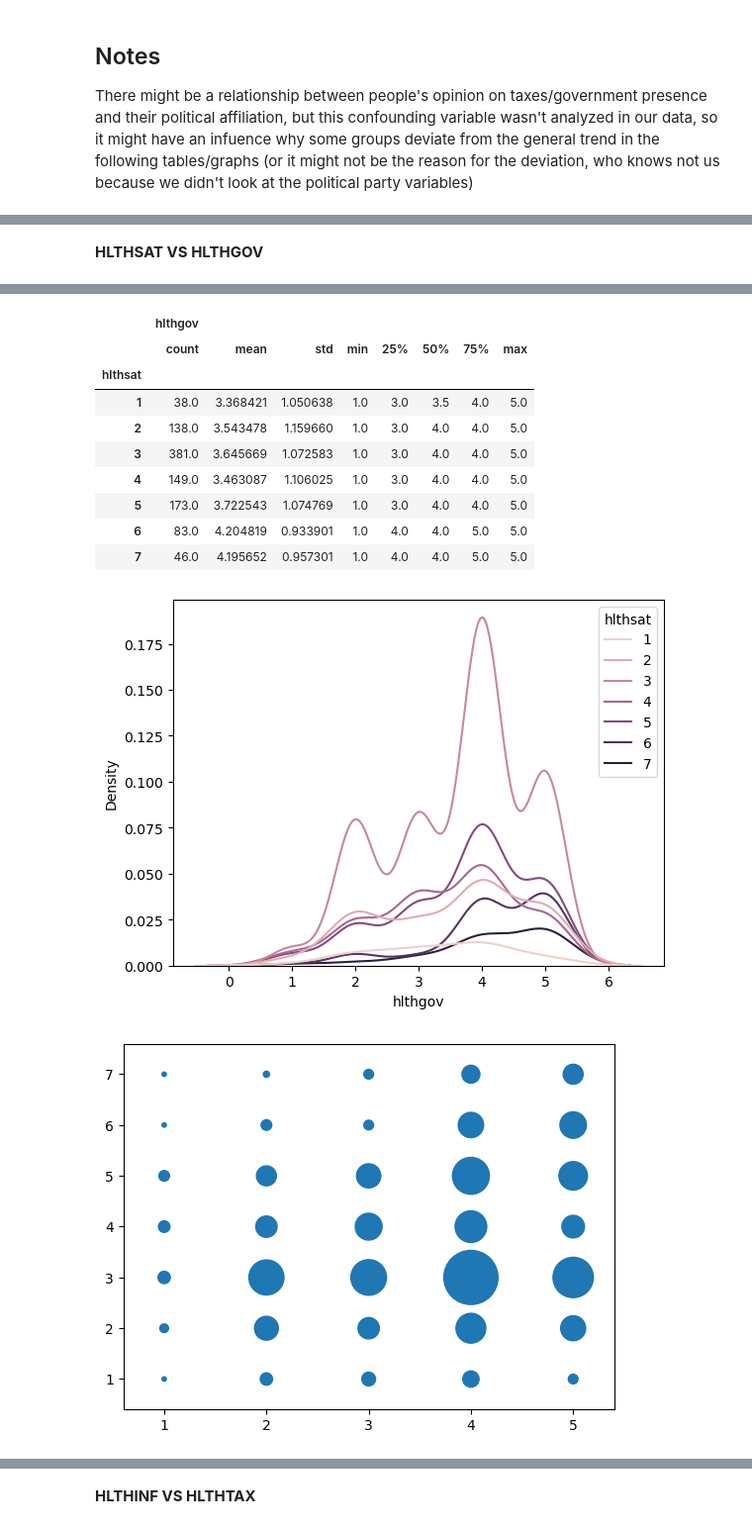
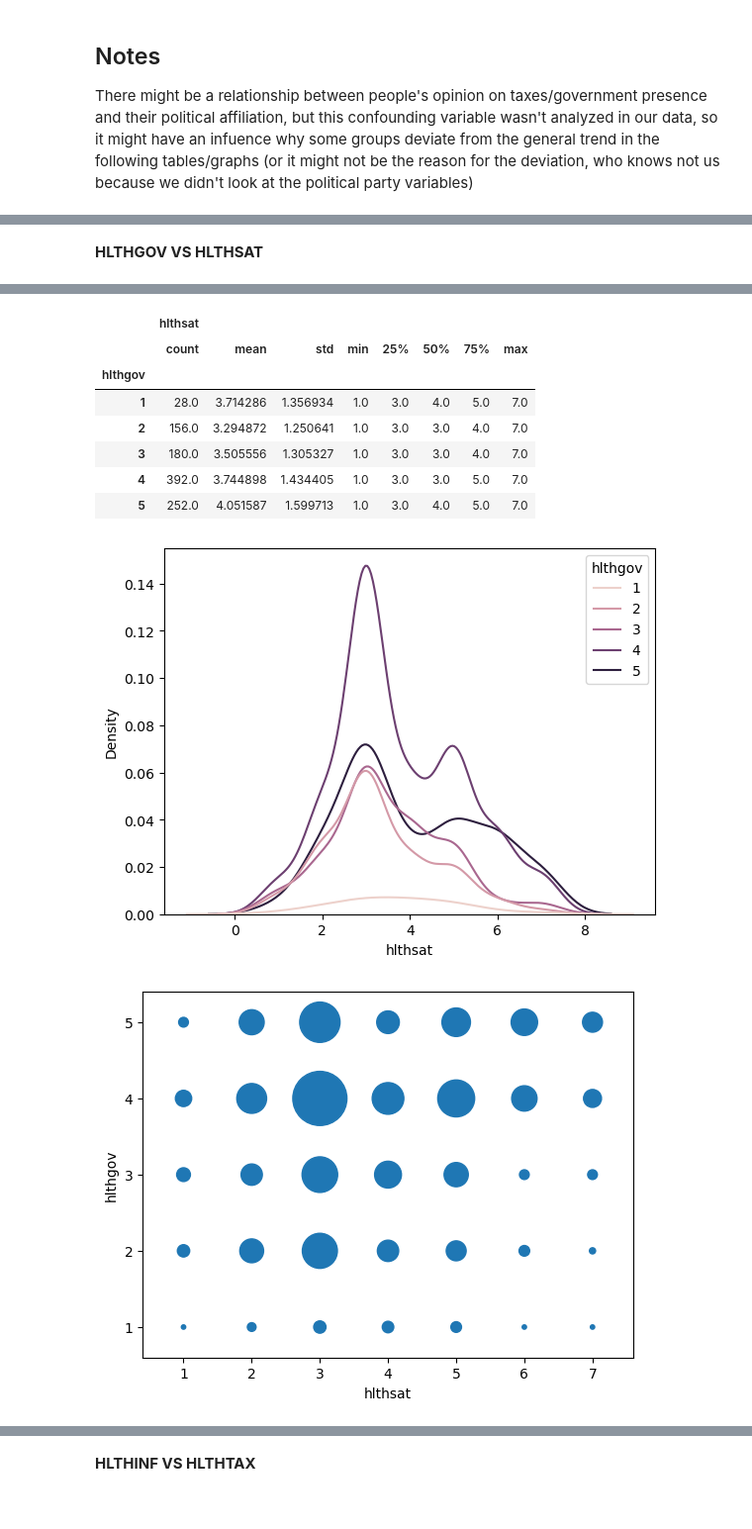
Before and after one commit to ryandinnh/project_gss, a Jupyter notebook: outline of gss project.ipynb, the cells around one changed output, grey strips where cells are left out. Shown: that part at 99% size. Drawn from its saved outputs; the diff is of its cells as text; code cells hidden in the pictures.

```diff
--- a/outline of gss project.ipynb
+++ b/outline of gss project.ipynb
@@ -364,17 +368,19 @@ association: 0.11788940513763344
 # %% [markdown]
-**HLTHSAT VS HLTHGOV**
+**HLTHGOV VS HLTHSAT**
 # %%
-ctab = pd.crosstab(total_df['hlthsat'], total_df['hlthgov'])
+ctab = pd.crosstab(total_df['hlthgov'], total_df['hlthsat'])
 display(ctab)
-display(pd.crosstab(total_df['hlthsat'], total_df['hlthgov'], normalize='all'))
+display(pd.crosstab(total_df['hlthgov'], total_df['hlthsat'], normalize='all'))
 print(f"association: {ss.contingency.association(ctab)}")
-display(total_df.loc[:,['hlthsat', 'hlthgov']].groupby('hlthsat').describe())
-sns.kdeplot(data=total_df, x='hlthgov', hue='hlthsat')
+display(total_df.loc[:,['hlthgov', 'hlthsat']].groupby('hlthgov').describe())
+sns.kdeplot(data=total_df, x='hlthsat', hue='hlthgov')
 plt.show()
 ctab = ctab.unstack().reset_index()
 ctab.columns = list('XYS')
 ctab['S'] = ctab['S'] * 10
 plt.scatter(x='X', y='Y', s='S', data=ctab)
+plt.xlabel("hlthsat")
+plt.ylabel("hlthgov")
 plt.margins(0.1)
 plt.show()
 # more satisfied agree with less gov provision, less satisfied agree with more gov provision, outlier to this pattern is those completely neutral and those completely dissatisfied
@@ -403,13 +405,11 @@ association: 0.1219574548027179
-|  | hlthgov |  |  |  |  |  |  |  |
+|  | hlthsat |  |  |  |  |  |  |  |
 |  | count | mean | std | min | 25% | 50% | 75% | max |
-| hlthsat |  |  |  |  |  |  |  |  |
-| 1 | 38.0 | 3.368421 | 1.050638 | 1.0 | 3.0 | 3.5 | 4.0 | 5.0 |
-| 2 | 138.0 | 3.543478 | 1.159660 | 1.0 | 3.0 | 4.0 | 4.0 | 5.0 |
-| 3 | 381.0 | 3.645669 | 1.072583 | 1.0 | 3.0 | 4.0 | 4.0 | 5.0 |
-| 4 | 149.0 | 3.463087 | 1.106025 | 1.0 | 3.0 | 4.0 | 4.0 | 5.0 |
-| 5 | 173.0 | 3.722543 | 1.074769 | 1.0 | 3.0 | 4.0 | 4.0 | 5.0 |
-| 6 | 83.0 | 4.204819 | 0.933901 | 1.0 | 4.0 | 4.0 | 5.0 | 5.0 |
-| 7 | 46.0 | 4.195652 | 0.957301 | 1.0 | 4.0 | 4.0 | 5.0 | 5.0 |
+| hlthgov |  |  |  |  |  |  |  |  |
+| 1 | 28.0 | 3.714286 | 1.356934 | 1.0 | 3.0 | 4.0 | 5.0 | 7.0 |
+| 2 | 156.0 | 3.294872 | 1.250641 | 1.0 | 3.0 | 3.0 | 4.0 | 7.0 |
+| 3 | 180.0 | 3.505556 | 1.305327 | 1.0 | 3.0 | 3.0 | 4.0 | 7.0 |
+| 4 | 392.0 | 3.744898 | 1.434405 | 1.0 | 3.0 | 3.0 | 5.0 | 7.0 |
+| 5 | 252.0 | 4.051587 | 1.599713 | 1.0 | 3.0 | 4.0 | 5.0 | 7.0 |
-[figure, old version]
+[figure, new version]
-[figure, old version]
+[figure, new version]
 # %% [markdown]
```
Also changed, not shown: parts of 11 cells of this notebook.
